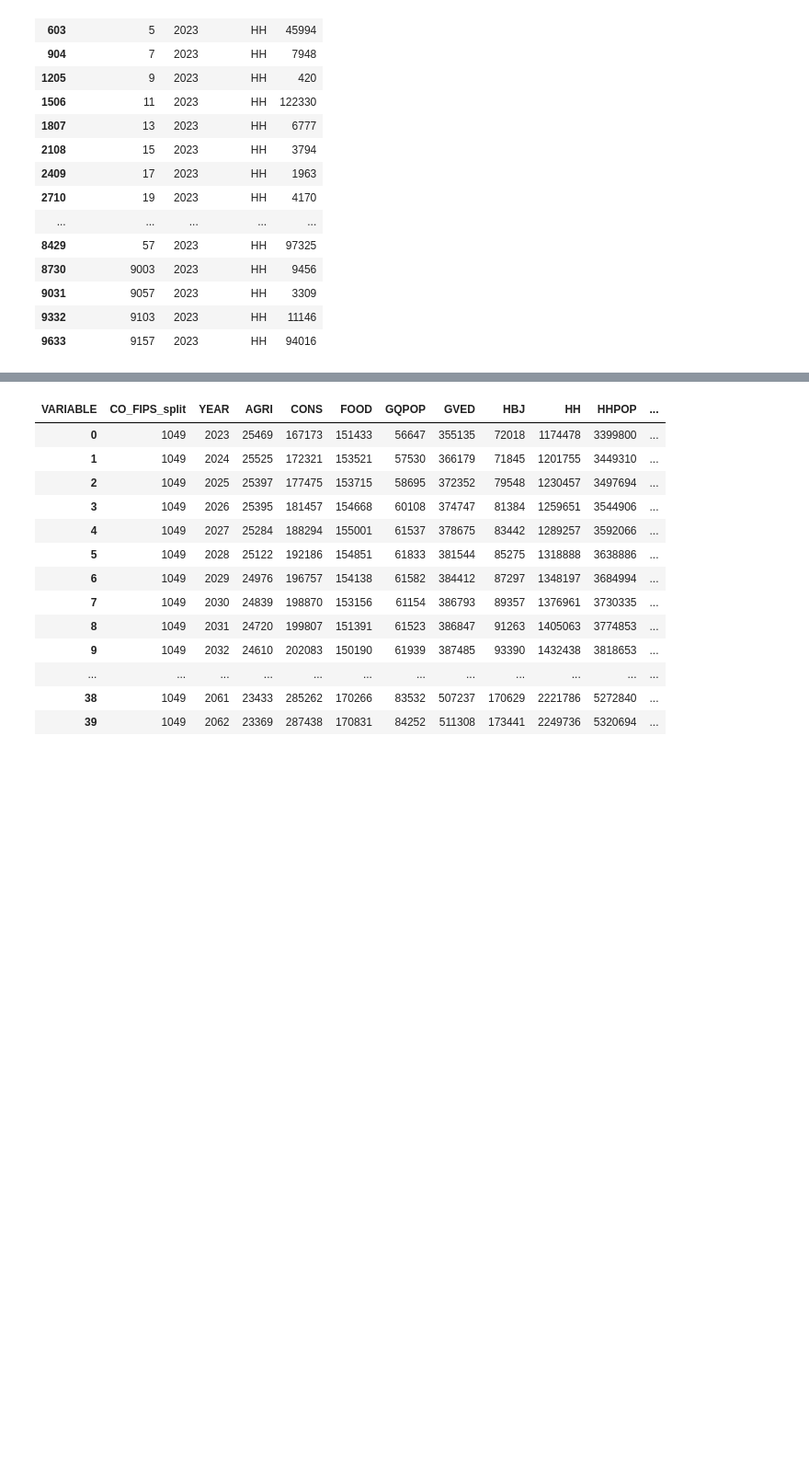
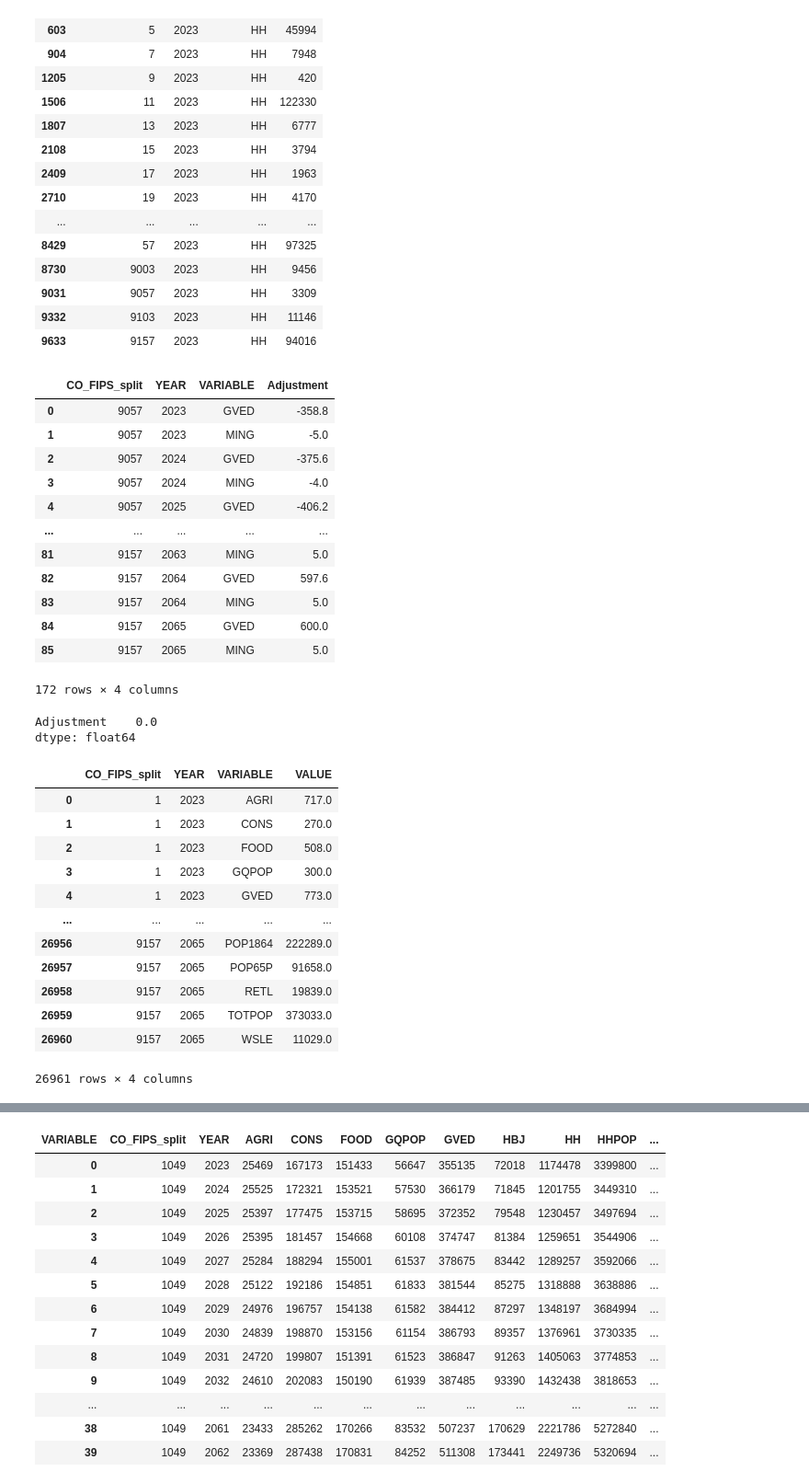
Before and after one commit to WFRCAnalytics/TDM-INP-Socioeconomic-Control-Totals, a Jupyter notebook: 5-Finalize.ipynb, the cells around one changed output, grey strips where cells are left out. Shown at 92% size. Cells and saved outputs as stored; diff of their text form; code cells hidden in the pictures; blank space fills up the shorter version.

```diff
--- a/5-Finalize.ipynb
+++ b/5-Finalize.ipynb
@@ -98,4 +111,56 @@ se_df[(se_df['YEAR']==2023) & (se_df['VARIABLE']=='HH')]
 | 9031 | 9057 | 2023 | HH | 3309 |
 | 9332 | 9103 | 2023 | HH | 11146 |
 | 9633 | 9157 | 2023 | HH | 94016 |
+# %%
+# integrate manual adjustments  see manual_adjustments_df at top of file
+
+se_adj_df = se_df.merge(manaul_adjustments_df, how='inner', left_on=['CO_FIPS_split','VARIABLE'], right_on=['CO_FIPS_split_FROM','VARIABLE'])
+
+se_adj_df['Adjustment'] = - se_adj_df['VALUE'] * se_adj_df['MoveProportion']
+#display(se_adj_df)
+
+se_from_adj_df = se_adj_df[['CO_FIPS_split_FROM','YEAR','VARIABLE','Adjustment']]
+#display(se_from_adj_df)
+
+se_to_adj_df = se_adj_df[['CO_FIPS_split_TO','YEAR','VARIABLE','Adjustment']].copy()
+se_to_adj_df['Adjustment'] = -1 * se_to_adj_df['Adjustment']
+#display(se_to_adj_df)
+
+se_adj_df = pd.concat([se_from_adj_df.rename(columns={'CO_FIPS_split_FROM':'CO_FIPS_split'}),
+                       se_to_adj_df.rename(columns={'CO_FIPS_split_TO':'CO_FIPS_split'})])
+display(se_adj_df)
+display(se_adj_df[['Adjustment']].sum())
+
+se_new_df = pd.concat([se_df, se_adj_df.rename(columns={'Adjustment':'VALUE'})])
+se_new_df = se_new_df.groupby(['CO_FIPS_split','YEAR','VARIABLE'], as_index=False).sum()
+display(se_new_df)
+# %% [output]
+|  | CO_FIPS_split | YEAR | VARIABLE | Adjustment |
+| 0 | 9057 | 2023 | GVED | -358.8 |
+| 1 | 9057 | 2023 | MING | -5.0 |
+| 2 | 9057 | 2024 | GVED | -375.6 |
+| 3 | 9057 | 2024 | MING | -4.0 |
+| 4 | 9057 | 2025 | GVED | -406.2 |
+| ... | ... | ... | ... | ... |
+| 81 | 9157 | 2063 | MING | 5.0 |
+| 82 | 9157 | 2064 | GVED | 597.6 |
+| 83 | 9157 | 2064 | MING | 5.0 |
+| 84 | 9157 | 2065 | GVED | 600.0 |
+| 85 | 9157 | 2065 | MING | 5.0 |
+172 rows × 4 columns
+Adjustment    0.0
+dtype: float64
+|  | CO_FIPS_split | YEAR | VARIABLE | VALUE |
+| 0 | 1 | 2023 | AGRI | 717.0 |
+| 1 | 1 | 2023 | CONS | 270.0 |
+| 2 | 1 | 2023 | FOOD | 508.0 |
+| 3 | 1 | 2023 | GQPOP | 300.0 |
+| 4 | 1 | 2023 | GVED | 773.0 |
+| ... | ... | ... | ... | ... |
+| 26956 | 9157 | 2065 | POP1864 | 222289.0 |
+| 26957 | 9157 | 2065 | POP65P | 91658.0 |
+| 26958 | 9157 | 2065 | RETL | 19839.0 |
+| 26959 | 9157 | 2065 | TOTPOP | 373033.0 |
+| 26960 | 9157 | 2065 | WSLE | 11029.0 |
+26961 rows × 4 columns
 # %%
```
Also changed, not shown: parts of 2 cells of this notebook, 1 other file.
